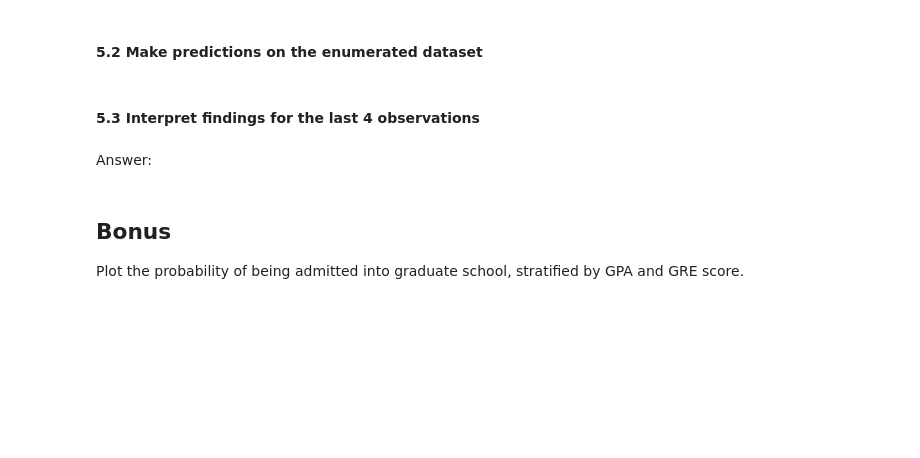
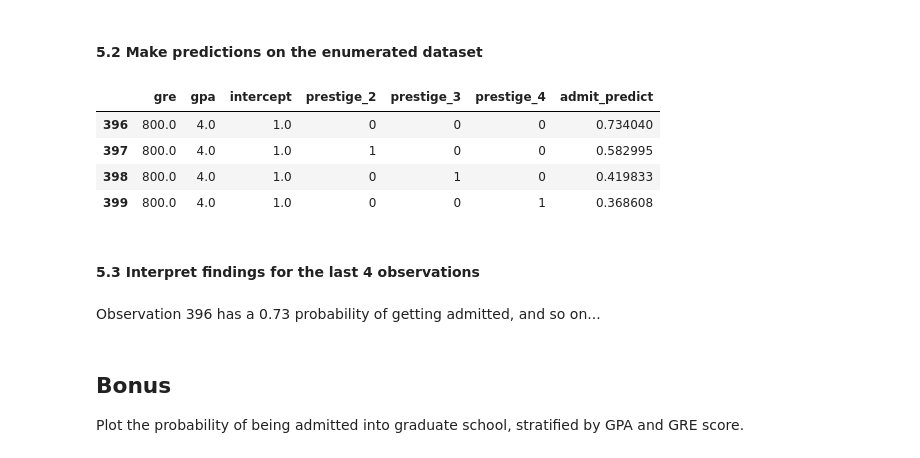
Before and after one commit to RMGProjects/ds-homework, a Jupyter notebook: project3/project3-starter.ipynb, the cells around one changed output. Cells and saved outputs as stored; diff of their text form; code cells hidden in the pictures; blank space fills up the shorter version.

```diff
--- a/project3/project3-starter.ipynb
+++ b/project3/project3-starter.ipynb
@@ -314,7 +326,15 @@ combos = pd.DataFrame(cartesian([gres, gpas, [1, 2, 3, 4], [1.]]))
+# %%
+combos_dums.tail(4)
+# %% [output]
+|  | gre | gpa | intercept | prestige_2 | prestige_3 | prestige_4 | admit_predict |
+| 396 | 800.0 | 4.0 | 1.0 | 0 | 0 | 0 | 0.734040 |
+| 397 | 800.0 | 4.0 | 1.0 | 1 | 0 | 0 | 0.582995 |
+| 398 | 800.0 | 4.0 | 1.0 | 0 | 1 | 0 | 0.419833 |
+| 399 | 800.0 | 4.0 | 1.0 | 0 | 0 | 1 | 0.368608 |
 # %% [markdown]
 #### 5.3 Interpret findings for the last 4 observations
-# %% [markdown]
-Answer:
+# %% [markdown]
+Observation 396 has a 0.73 probability of getting admitted, and so on...
 # %% [markdown]
 ## Bonus
 
```
Also changed, not shown: parts of 23 cells of this notebook.
